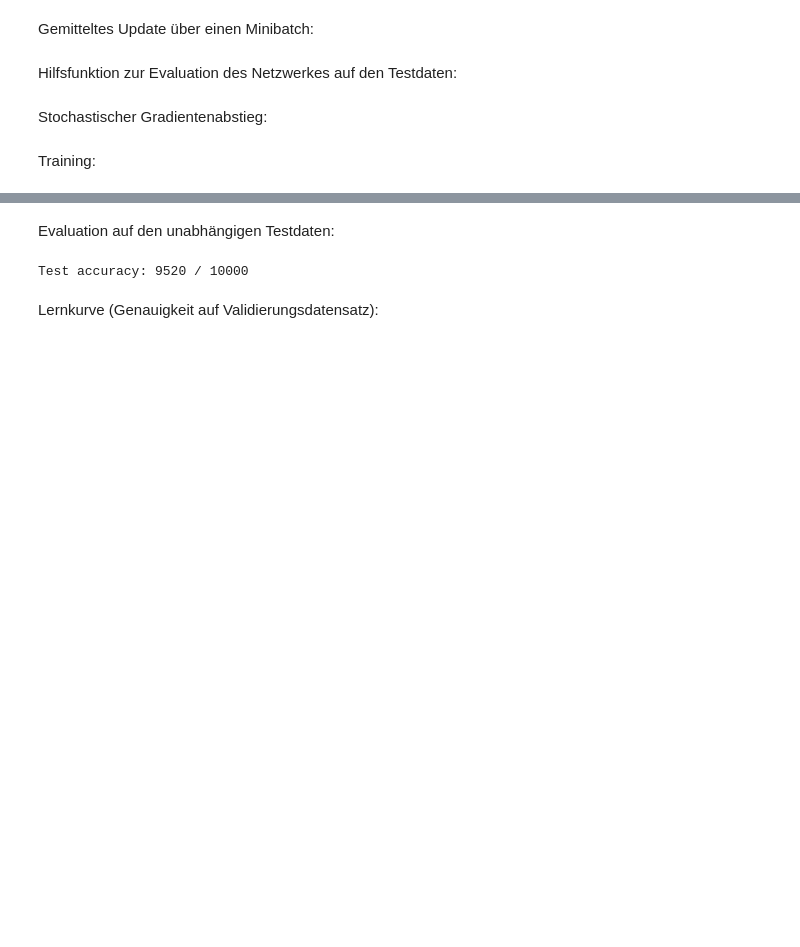
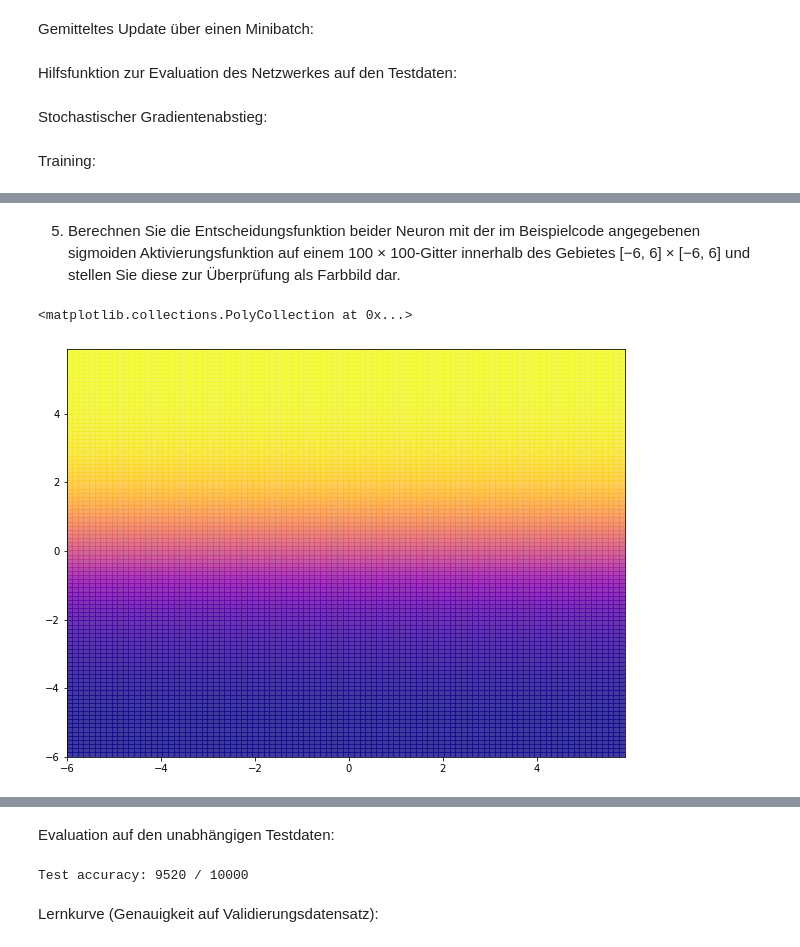
Before and after one commit to fa97ber/DeepLearning, a Jupyter notebook: Einfaches MLP für MNIST.ipynb, the cells around one changed output, grey strips where cells are left out. Drawn from its saved outputs; the diff is of its cells as text; code cells hidden in the pictures; blank space fills up the shorter version.

```diff
--- a/Einfaches MLP für MNIST.ipynb
+++ b/Einfaches MLP für MNIST.ipynb
@@ -240,0 +266,33 @@ plt.scatter(design[:,0], design[:,1], color=np.where(label == 1, 'b', 'r'))
+# %% [markdown]
+5. Berechnen Sie die Entscheidungsfunktion beider Neuron mit der im Beispielcode
+angegebenen sigmoiden Aktivierungsfunktion auf einem 100 × 100-Gitter innerhalb
+des Gebietes [−6, 6] × [−6, 6] und stellen Sie diese zur Überprüfung als Farbbild dar.
+# %%
+colour_w = np.zeros((100,100))
+colour_s = np.zeros((100,100))
+#plt.plot(sigmoid(design * w_w))
+grid_x = np.zeros((100,100))
+grid_y = np.zeros((100,100))
+grid = np.zeros((10000, 2))
+for i in range(colour_w.shape[0]):
+    for j in range(colour_w.shape[1]):
+        x = j / 100 * 12 - 6
+        y = i / 100 * 12 - 6
+
+        p = np.array([x,y])
+        s_w = sigmoid(p.dot(w_w))
+        s_s = sigmoid(p.dot(w_s))
+
+        grid_x[i,j] = x
+        grid_y[i,j] = y
+        colour_w[i,j] = s_w
+        colour_s[i,j] = s_s
+
+        grid[i*colour_w.shape[1] + j, 0] = x
+        grid[i*colour_w.shape[1] + j, 1] = y
+
+
+plt.pcolor(grid_x, grid_y, colour_w, alpha=.8, cmap='plasma')
+# %% [output]
+<matplotlib.collections.PolyCollection at 0x...>
+[figure, added]
```
Also changed, not shown: parts of 10 cells of this notebook.
